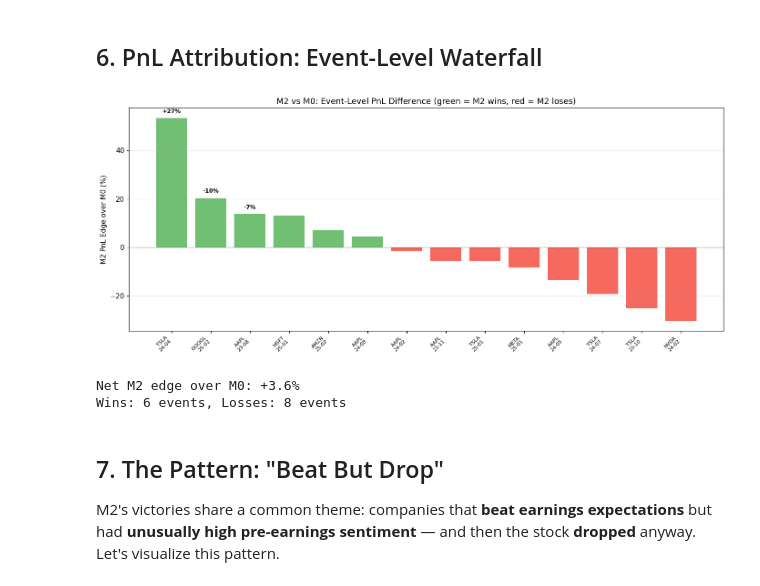
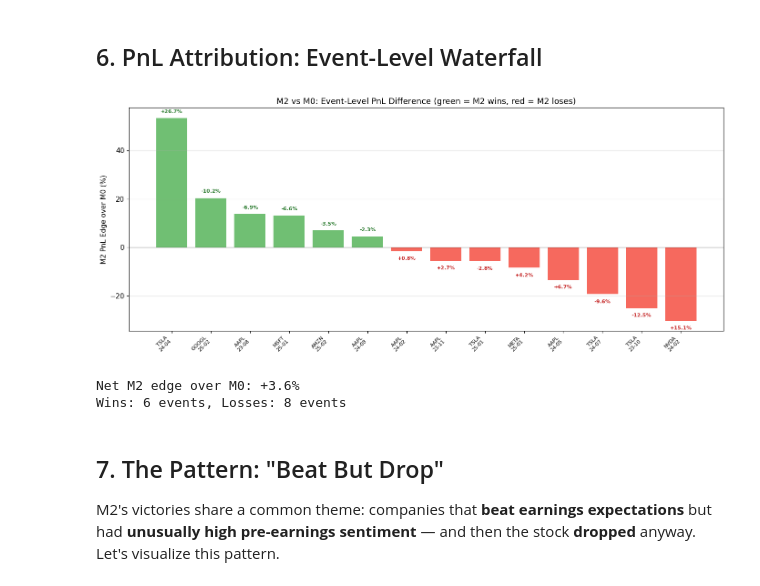
Before and after one commit to Rebas9512/hackathon2026, a Jupyter notebook: notebooks/03_executed.ipynb, the cells around one changed output. Saved outputs shown, nothing was run; the diff lists cells and outputs as text; code cells hidden in the pictures.

```diff
--- a/notebooks/03_executed.ipynb
+++ b/notebooks/03_executed.ipynb
@@ -301,33 +301,37 @@ ticker earnings_date  surprise_pct  ret_5d_pct  target  m0_pred  m2_pred  sent_m
 # %%
 # Sort by M2 edge (biggest wins first)
 rdf_sorted = rdf[rdf['m2_edge'] != 0].sort_values('m2_edge', ascending=False).copy()
 
 fig, ax = plt.subplots(figsize=(14, 6))
 colors = ['#4CAF50' if e > 0 else '#F44336' for e in rdf_sorted['m2_edge']]
 labels = [f"{r['ticker']}\n{r['earnings_date'].strftime('%y-%m')}" for _, r in rdf_sorted.iterrows()]
 
 bars = ax.bar(range(len(rdf_sorted)), rdf_sorted['m2_edge'] * 100, color=colors, alpha=0.8)
 ax.set_xticks(range(len(rdf_sorted)))
 ax.set_xticklabels(labels, fontsize=8, rotation=45, ha='right')
 ax.axhline(y=0, color='black', linewidth=0.8)
 ax.set_ylabel('M2 PnL Edge over M0 (%)')
 ax.set_title('M2 vs M0: Event-Level PnL Difference (green = M2 wins, red = M2 loses)', fontsize=13)
 ax.grid(axis='y', alpha=0.3)
 
-# Annotate the biggest events
-for i, (_, r) in enumerate(rdf_sorted.head(3).iterrows()):
-    ax.annotate(f"{r['ret_5d_pct']:+.0f}%", (i, r['m2_edge']*100),
-                textcoords='offset points', xytext=(0, 8), ha='center', fontsize=9, fontweight='bold')
+# Annotate EVERY bar with its ret_5d percentage
+for i, (_, r) in enumerate(rdf_sorted.iterrows()):
+    edge_val = r['m2_edge'] * 100
+    offset_y = 8 if edge_val >= 0 else -14
+    ax.annotate(f"{r['ret_5d_pct']:+.1f}%", (i, edge_val),
+                textcoords='offset points', xytext=(0, offset_y),
+                ha='center', fontsize=8, fontweight='bold',
+                color='#2E7D32' if edge_val >= 0 else '#C62828')
 
 plt.tight_layout()
 plt.savefig('../outputs/m2_pnl_attribution.png', dpi=150, bbox_inches='tight')
 plt.show()
 
 total_edge = rdf['m2_edge'].sum() * 100
 print(f'Net M2 edge over M0: {total_edge:+.1f}%')
 print(f'Wins: {(rdf["m2_edge"]>0).sum()} events, Losses: {(rdf["m2_edge"]<0).sum()} events')
 # %% [output]
-[figure, old version]
+[figure, new version]
 Net M2 edge over M0: +3.6%
 Wins: 6 events, Losses: 8 events
 # %% [markdown]
```
Also changed, not shown: 2 other files.
